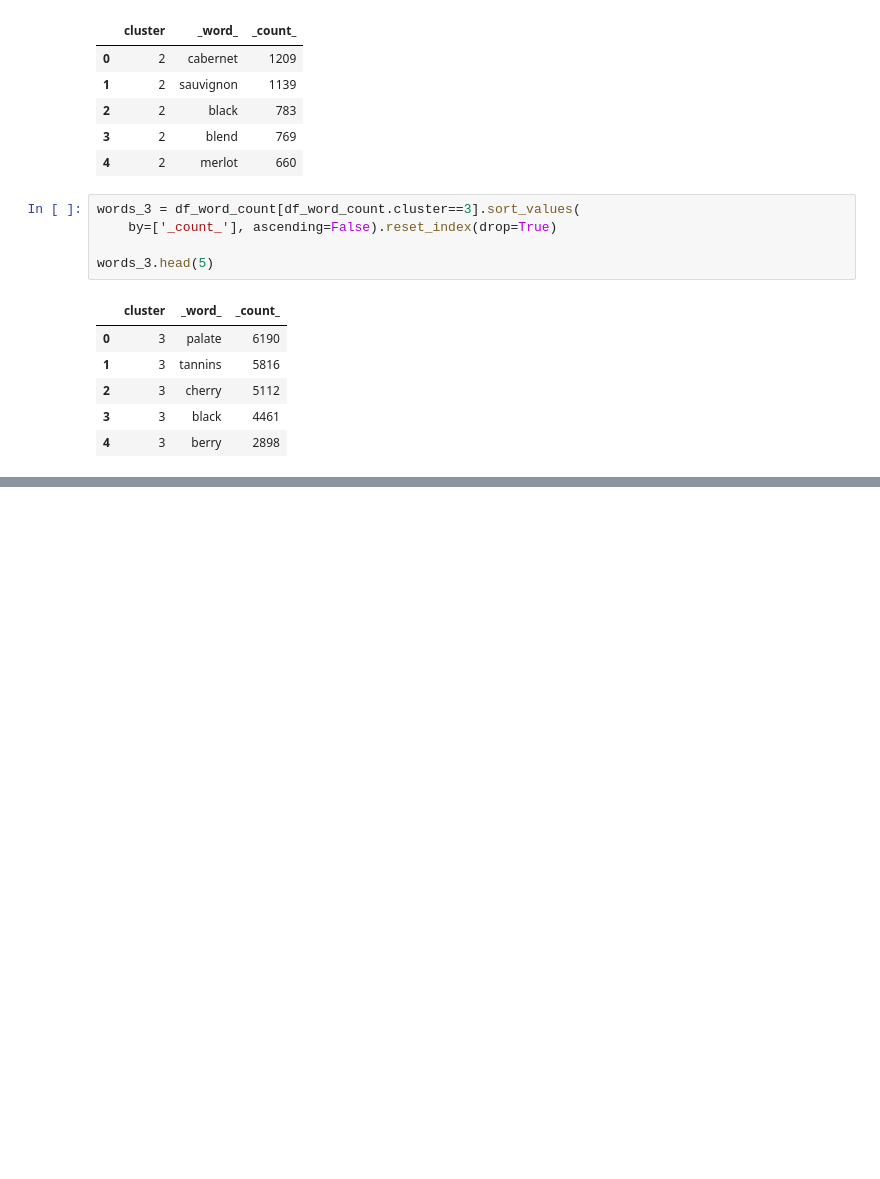
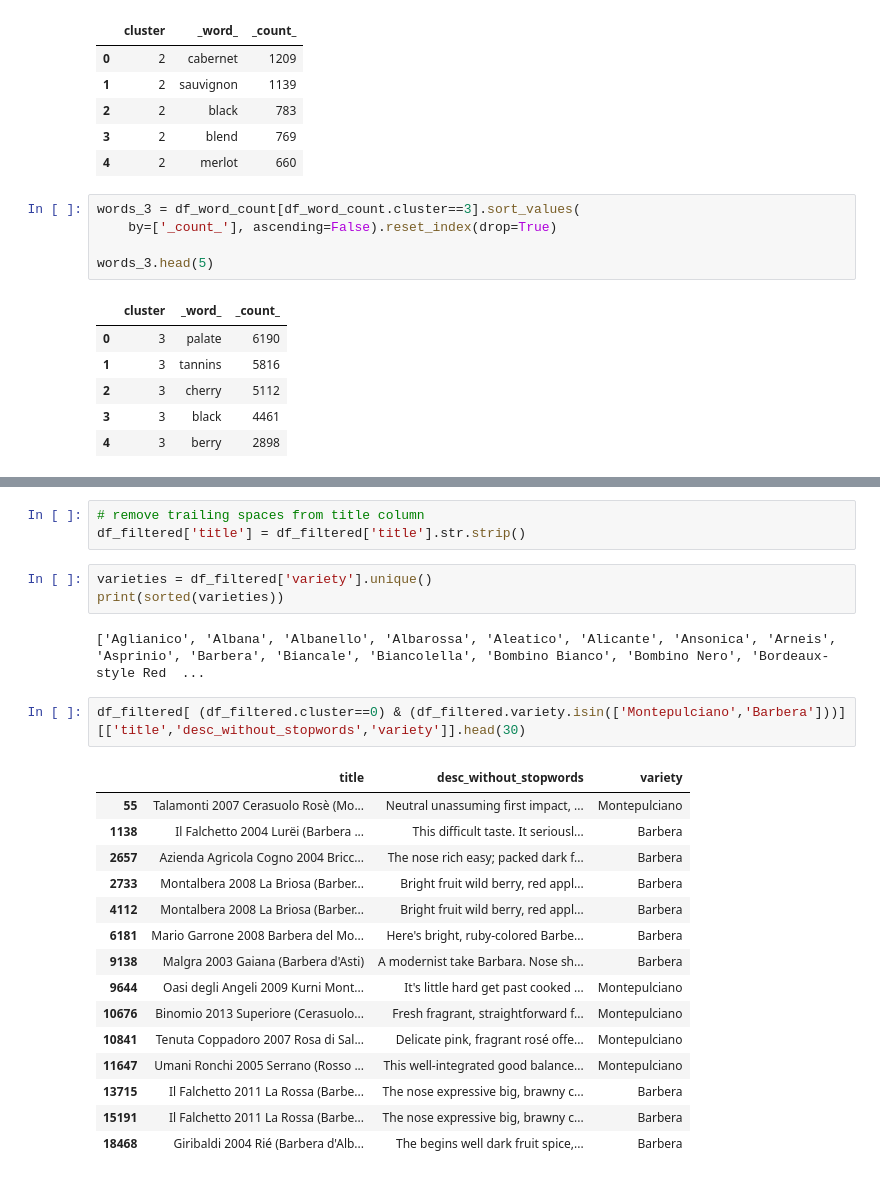
Before and after one commit to mwheeler235/wine-recommender, a Jupyter notebook: wine_reviews_sbert.ipynb, the cells around one changed output, grey strips where cells are left out. Saved outputs shown, nothing was run; the diff lists cells and outputs as text; blank space fills up the shorter version.

```diff
--- a/wine_reviews_sbert.ipynb
+++ b/wine_reviews_sbert.ipynb
@@ -342 +354,27 @@ words_3.head(5)
+# %%
+# remove trailing spaces from title column
+df_filtered['title'] = df_filtered['title'].str.strip()
+# %%
+varieties = df_filtered['variety'].unique()
+print(sorted(varieties))
+# %% [output]
+['Aglianico', 'Albana', 'Albanello', 'Albarossa', 'Aleatico', 'Alicante', 'Ansonica', 'Arneis', 'Asprinio', 'Barbera', 'Biancale', 'Biancolella', 'Bombino Bianco', 'Bombino Nero', 'Bordeaux-style Red  ...
+# %%
+df_filtered[ (df_filtered.cluster==0) & (df_filtered.variety.isin(['Montepulciano','Barbera']))][['title','desc_without_stopwords','variety']].head(30)
+# %% [output]
+|  | title | desc_without_stopwords | variety |
+| 55 | Talamonti 2007 Cerasuolo Rosè (Mo... | Neutral unassuming first impact, ... | Montepulciano |
+| 1138 | Il Falchetto 2004 Lurëi (Barbera ... | This difficult taste. It seriousl... | Barbera |
+| 2657 | Azienda Agricola Cogno 2004 Bricc... | The nose rich easy; packed dark f... | Barbera |
+| 2733 | Montalbera 2008 La Briosa (Barber... | Bright fruit wild berry, red appl... | Barbera |
+| 4112 | Montalbera 2008 La Briosa (Barber... | Bright fruit wild berry, red appl... | Barbera |
+| 6181 | Mario Garrone 2008 Barbera del Mo... | Here's bright, ruby-colored Barbe... | Barbera |
+| 9138 | Malgra 2003 Gaiana (Barbera d'Asti) | A modernist take Barbara. Nose sh... | Barbera |
+| 9644 | Oasi degli Angeli 2009 Kurni Mont... | It's little hard get past cooked ... | Montepulciano |
+| 10676 | Binomio 2013 Superiore (Cerasuolo... | Fresh fragrant, straightforward f... | Montepulciano |
+| 10841 | Tenuta Coppadoro 2007 Rosa di Sal... | Delicate pink, fragrant rosé offe... | Montepulciano |
+| 11647 | Umani Ronchi 2005 Serrano (Rosso ... | This well-integrated good balance... | Montepulciano |
+| 13715 | Il Falchetto 2011 La Rossa (Barbe... | The nose expressive big, brawny c... | Barbera |
+| 15191 | Il Falchetto 2011 La Rossa (Barbe... | The nose expressive big, brawny c... | Barbera |
+| 18468 | Giribaldi 2004 Rié (Barbera d'Alb... | The begins well dark fruit spice,... | Barbera |
 # %%
```
Also changed, not shown: parts of 13 cells of this notebook.
